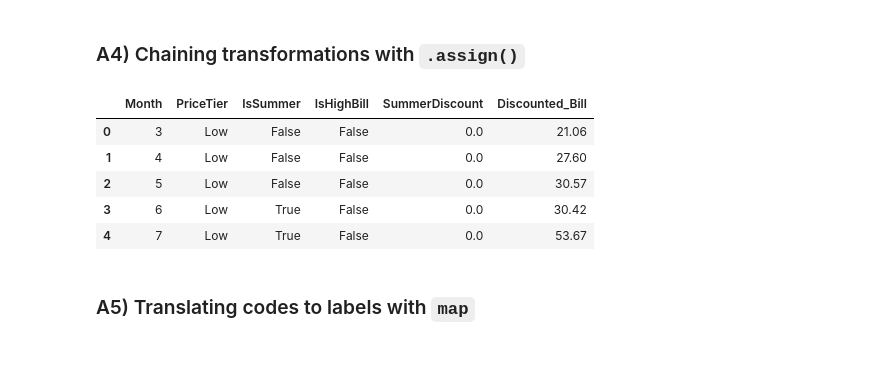
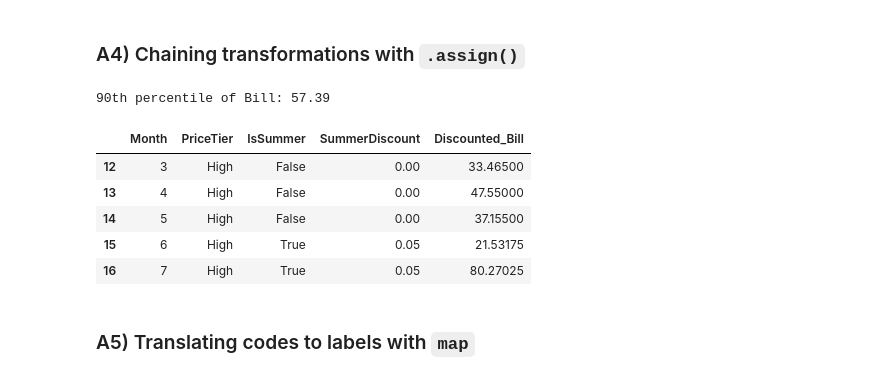
Before and after one commit to KernelGamut32/extreme-python, a Jupyter notebook: solutions/lab04/lab04.ipynb, the cells around one changed output. Drawn from its saved outputs; the diff is of its cells as text; code cells hidden in the pictures.

```diff
--- a/solutions/lab04/lab04.ipynb
+++ b/solutions/lab04/lab04.ipynb
@@ -20,6 +20,9 @@ df["Year"] = df["Invoice_date"].dt.year
 df["Month"] = df["Invoice_date"].dt.month
 df["YearMonth"] = df["Invoice_date"].dt.to_period("M").astype(str)
 
+# Convert Account_no to string type
+df["Account_no"] = df["Account_no"].astype('string')
+
 df.head()
 # %% [output]
 |  | Account_no | LocationID | CustomerID | ProductID | Billed_usage_kwh | Invoice_date | Base_charge | Price | ... |
@@ -33,7 +36,7 @@ df.head()
 # %% [markdown]
 ### A1) Price tiers via `map`
 # %%
-price_to_tier = {0.03: "Low", 0.05: "Medium", 0.07: "High"}  # adjust if your file has different values
+price_to_tier = {0.025: "Low", 0.030: "Medium", 0.045: "High"}  # adjust if your file has different values
 df["PriceTier"] = df["Price"].map(price_to_tier).fillna("Other")
 df["PriceTier"].value_counts()
 # %% [output]
@@ -85,25 +89,29 @@ df[["Bill", "Recalc_Bill", "Bill_Diff"]].head()
 # %%
 summer_months = {6, 7, 8, 9}
 q90 = df["Bill"].quantile(0.90)
+
+print(f"90th percentile of Bill: {q90:.2f}")
 
 df = (
     df
     .assign(
         IsSummer=lambda _df: _df["Month"].isin(summer_months),
         IsHighBill=lambda _df: _df["Bill"] >= q90,
         SummerDiscount=lambda _df: np.where(_df["IsSummer"] & (_df["PriceTier"]=="High"), 0.05, 0.0),
         Discounted_Bill=lambda _df: (1 - _df["SummerDiscount"]) * _df["Recalc_Bill"]
     )
 )
 
-df[["Month", "PriceTier", "IsSummer", "IsHighBill", "SummerDiscount", "Discounted_Bill"]].head()
+#print(df[["Month", "PriceTier", "IsSummer", "IsHighBill", "SummerDiscount", "Discounted_Bill"]].head())
+df.loc[df["PriceTier"] == "High", ["Month", "PriceTier", "IsSummer", "SummerDiscount", "Discounted_Bill"]].head()
 # %% [output]
+90th percentile of Bill: 57.39
-|  | Month | PriceTier | IsSummer | IsHighBill | SummerDiscount | Discounted_Bill |
-| 0 | 3 | Low | False | False | 0.0 | 21.06 |
-| 1 | 4 | Low | False | False | 0.0 | 27.60 |
-| 2 | 5 | Low | False | False | 0.0 | 30.57 |
-| 3 | 6 | Low | True | False | 0.0 | 30.42 |
-| 4 | 7 | Low | True | False | 0.0 | 53.67 |
+|  | Month | PriceTier | IsSummer | SummerDiscount | Discounted_Bill |
+| 12 | 3 | High | False | 0.00 | 33.46500 |
+| 13 | 4 | High | False | 0.00 | 47.55000 |
+| 14 | 5 | High | False | 0.00 | 37.15500 |
+| 15 | 6 | High | True | 0.05 | 21.53175 |
+| 16 | 7 | High | True | 0.05 | 80.27025 |
 # %% [markdown]
 ### A5) Translating codes to labels with `map`
 # %%
```
Also changed, not shown: parts of 2 cells of this notebook, 2 other files.
